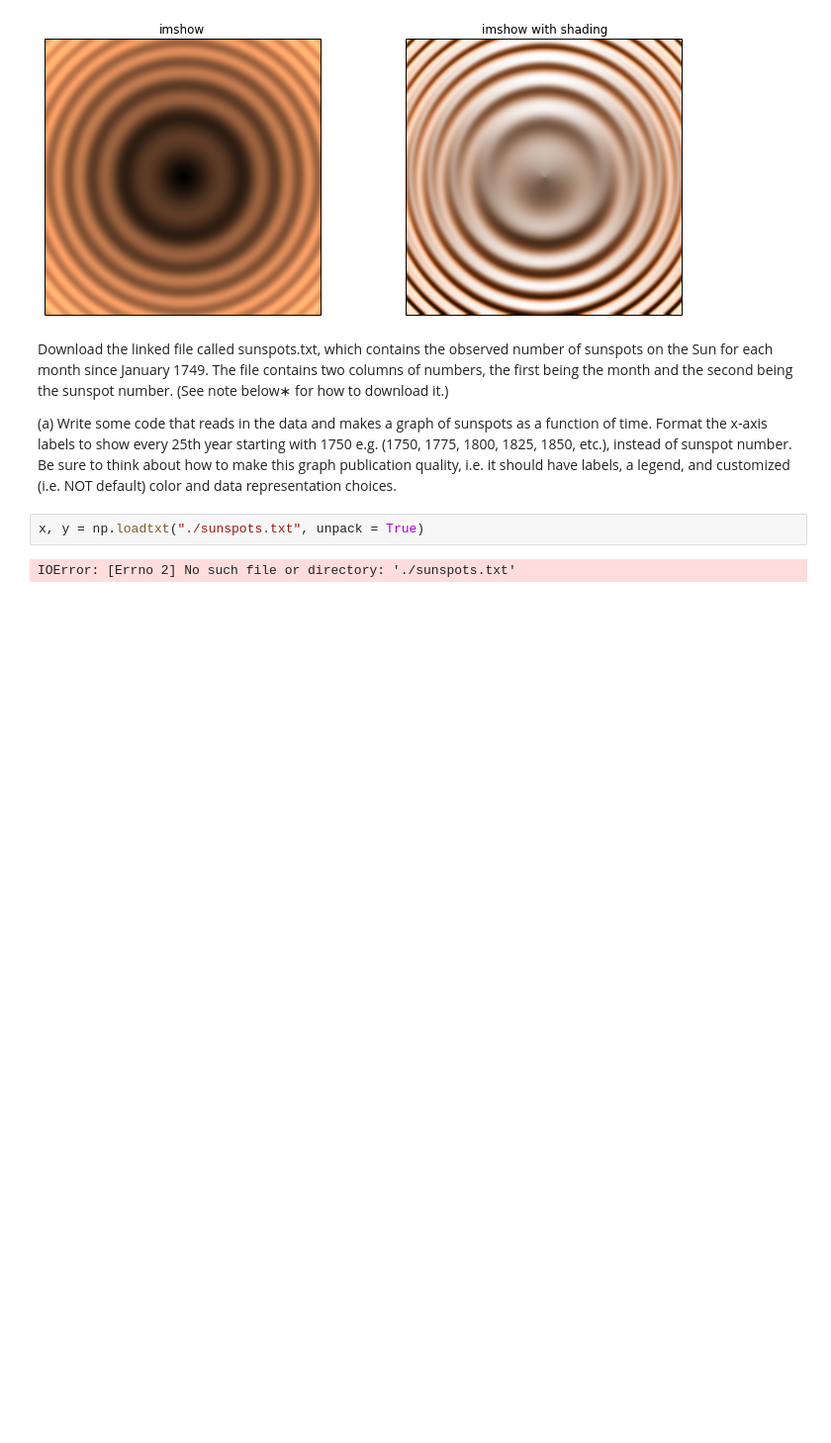
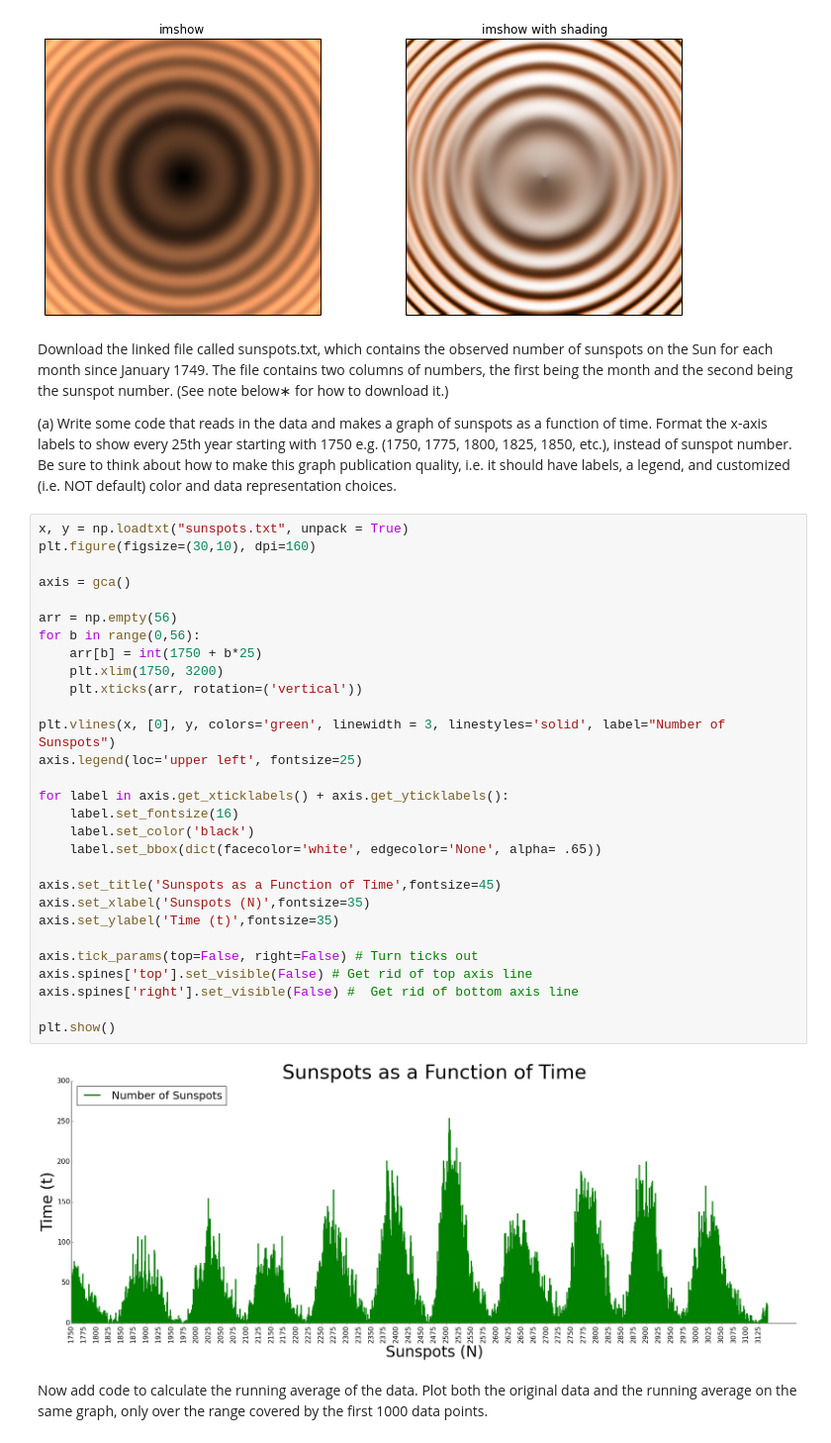
Before and after one commit to joknowle/PHYS202-S14, a Jupyter notebook: Graphics/GraphicsExercies.ipynb, the cells around one changed output. Shown: that part at 99% size. Drawn from its saved outputs; the diff is of its cells as text; blank space fills up the shorter version.

Commit message:
Graphics Exercises

```diff
--- a/Graphics/GraphicsExercies.ipynb
+++ b/Graphics/GraphicsExercies.ipynb
@@ -76,7 +79,36 @@ Download the linked file called sunspots.txt, which contains the observed number
 
 
 (a) Write some code that reads in the data and makes a graph of sunspots as a function of time. Format the x-axis labels to show every 25th year starting with 1750 e.g. (1750, 1775, 1800, 1825, 1850, etc.), instead of sunspot number. Be sure to think about how to make this graph publication quality, i.e. it should have labels, a legend, and customized (i.e. NOT default) color and data representation choices.
-# %%
-x, y = np.loadtxt("./sunspots.txt", unpack = True)
-# %% [output]
-IOError: [Errno 2] No such file or directory: './sunspots.txt'
+# %%
+x, y = np.loadtxt("sunspots.txt", unpack = True)
+plt.figure(figsize=(30,10), dpi=160)
+
+axis = gca()
+
+arr = np.empty(56)
+for b in range(0,56):
+    arr[b] = int(1750 + b*25)
+    plt.xlim(1750, 3200)
+    plt.xticks(arr, rotation=('vertical'))
+
+plt.vlines(x, [0], y, colors='green', linewidth = 3, linestyles='solid', label="Number of Sunspots")
+axis.legend(loc='upper left', fontsize=25)
+
+for label in axis.get_xticklabels() + axis.get_yticklabels():
+    label.set_fontsize(16)
+    label.set_color('black')
+    label.set_bbox(dict(facecolor='white', edgecolor='None', alpha= .65))
+
+axis.set_title('Sunspots as a Function of Time',fontsize=45)
+axis.set_xlabel('Sunspots (N)',fontsize=35)
+axis.set_ylabel('Time (t)',fontsize=35)
+
+axis.tick_params(top=False, right=False) # Turn ticks out
+axis.spines['top'].set_visible(False) # Get rid of top axis line
+axis.spines['right'].set_visible(False) #  Get rid of bottom axis line
+
+plt.show()
+# %% [output]
+[figure, added]
+# %% [markdown]
+Now add code to calculate the running average of the data. Plot both the original data and the running average on the same graph, only over the range covered by the first 1000 data points.
```
Also changed, not shown: parts of 10 cells of this notebook, 2 other files.
